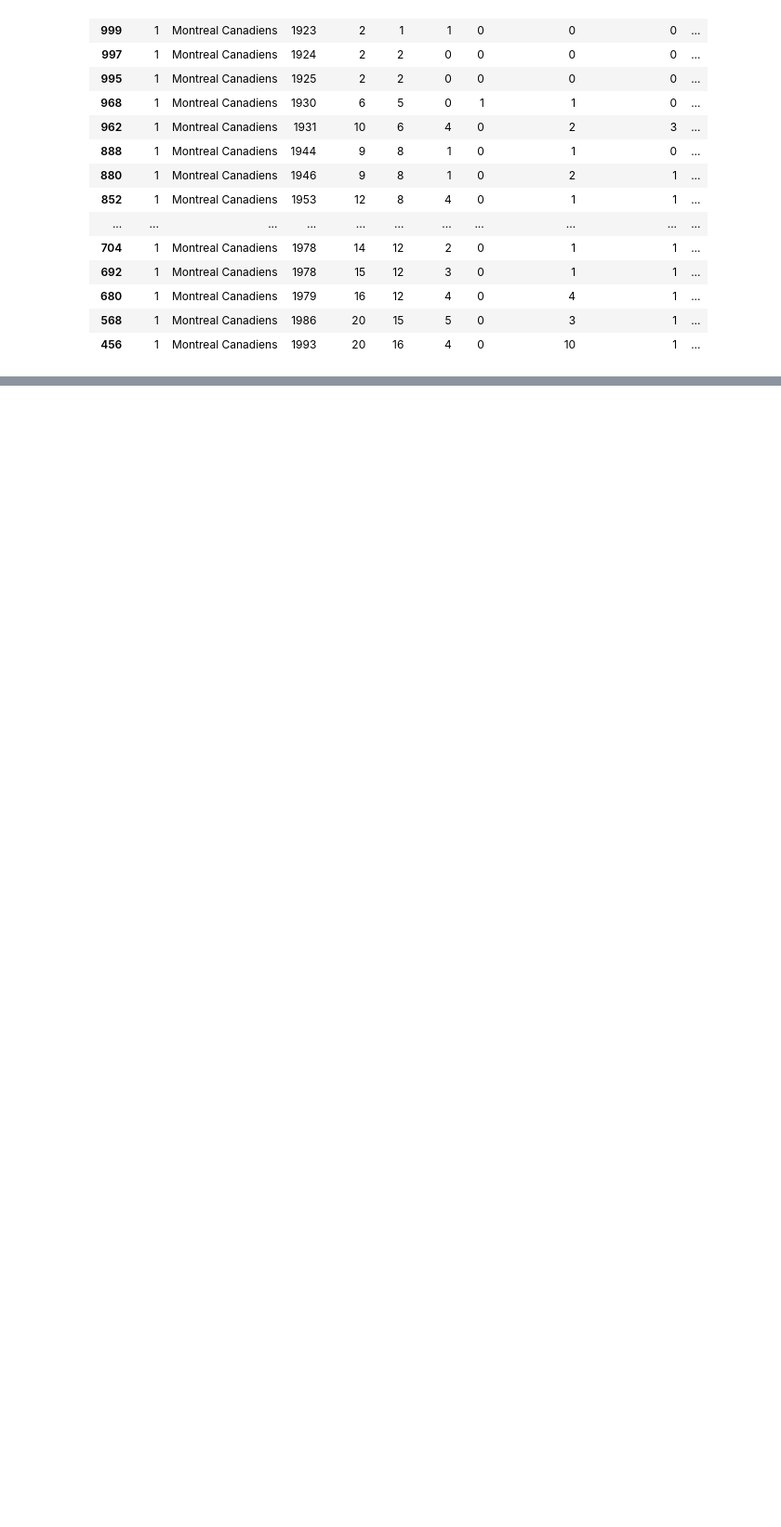
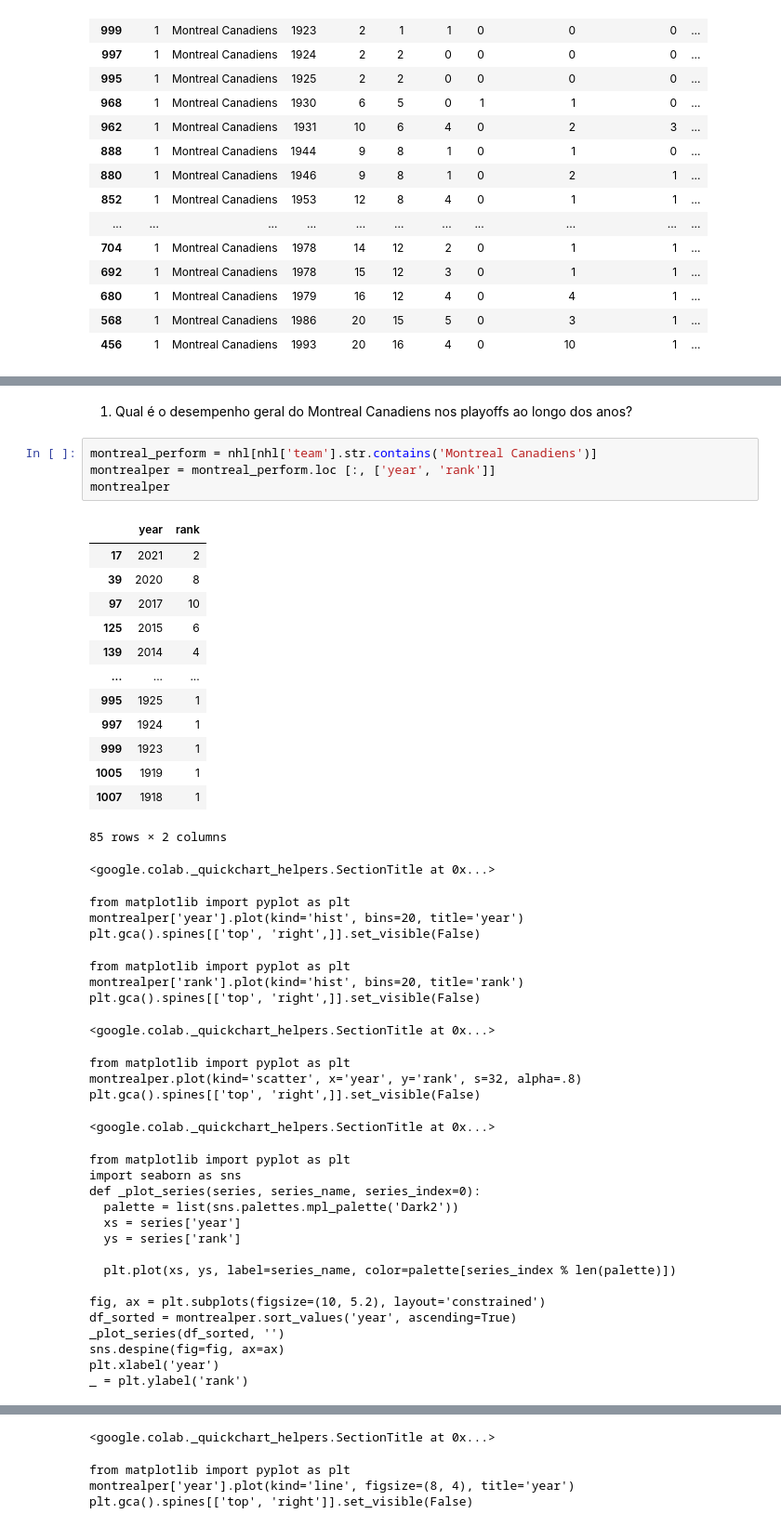
Before and after one commit to georgiassc/Montreal_Canadiens, a Jupyter notebook: Data_Cleaning_MontrealCanadiens.ipynb, the cells around one changed output, grey strips where cells are left out. Shown: that part at 93% size. Saved outputs shown, nothing was run; the diff lists cells and outputs as text; blank space fills up the shorter version.

```diff
--- a/Data_Cleaning_MontrealCanadiens.ipynb
+++ b/Data_Cleaning_MontrealCanadiens.ipynb
@@ -175,0 +120,48 @@ Name: count, dtype: int64
+# %% [markdown]
+1. Qual é o desempenho geral do Montreal Canadiens nos playoffs ao
+longo dos anos?
+# %%
+montreal_perform = nhl[nhl['team'].str.contains('Montreal Canadiens')]
+montrealper = montreal_perform.loc [:, ['year', 'rank']]
+montrealper
+# %% [output]
+|  | year | rank |
+| 17 | 2021 | 2 |
+| 39 | 2020 | 8 |
+| 97 | 2017 | 10 |
+| 125 | 2015 | 6 |
+| 139 | 2014 | 4 |
+| ... | ... | ... |
+| 995 | 1925 | 1 |
+| 997 | 1924 | 1 |
+| 999 | 1923 | 1 |
+| 1005 | 1919 | 1 |
+| 1007 | 1918 | 1 |
+85 rows × 2 columns
+<google.colab._quickchart_helpers.SectionTitle at 0x...>
+from matplotlib import pyplot as plt
+montrealper['year'].plot(kind='hist', bins=20, title='year')
+plt.gca().spines[['top', 'right',]].set_visible(False)
+from matplotlib import pyplot as plt
+montrealper['rank'].plot(kind='hist', bins=20, title='rank')
+plt.gca().spines[['top', 'right',]].set_visible(False)
+<google.colab._quickchart_helpers.SectionTitle at 0x...>
+from matplotlib import pyplot as plt
+montrealper.plot(kind='scatter', x='year', y='rank', s=32, alpha=.8)
+plt.gca().spines[['top', 'right',]].set_visible(False)
+<google.colab._quickchart_helpers.SectionTitle at 0x...>
+from matplotlib import pyplot as plt
+import seaborn as sns
+def _plot_series(series, series_name, series_index=0):
+  palette = list(sns.palettes.mpl_palette('Dark2'))
+  xs = series['year']
+  ys = series['rank']
+
+  plt.plot(xs, ys, label=series_name, color=palette[series_index % len(palette)])
+
+fig, ax = plt.subplots(figsize=(10, 5.2), layout='constrained')
+df_sorted = montrealper.sort_values('year', ascending=True)
+_plot_series(df_sorted, '')
+sns.despine(fig=fig, ax=ax)
+plt.xlabel('year')
+_ = plt.ylabel('rank')
@@ -175,0 +187,4 @@ Name: count, dtype: int64
+<google.colab._quickchart_helpers.SectionTitle at 0x...>
+from matplotlib import pyplot as plt
+montrealper['year'].plot(kind='line', figsize=(8, 4), title='year')
+plt.gca().spines[['top', 'right']].set_visible(False)
```
Also changed, not shown: parts of 11 cells of this notebook.
